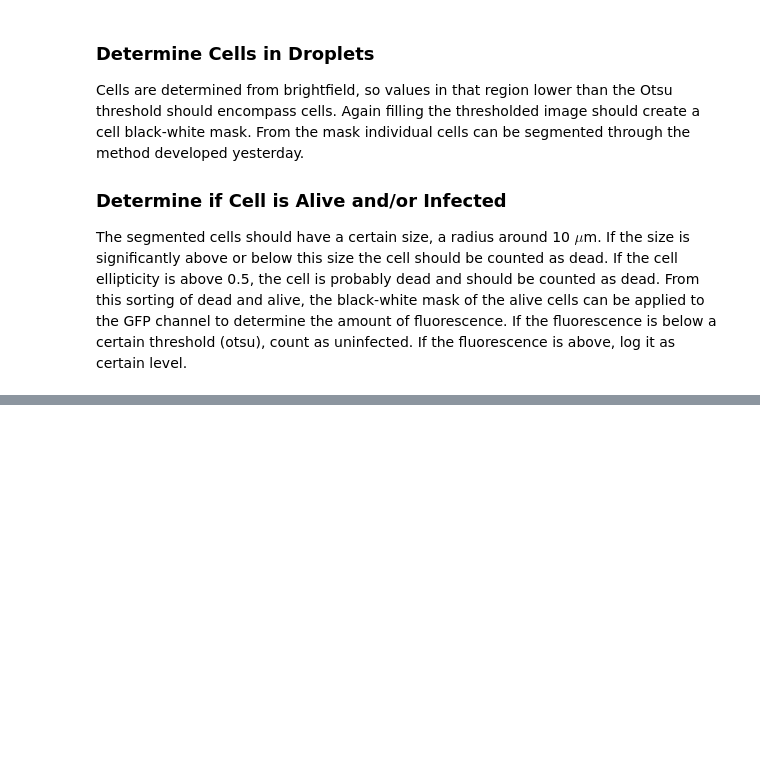
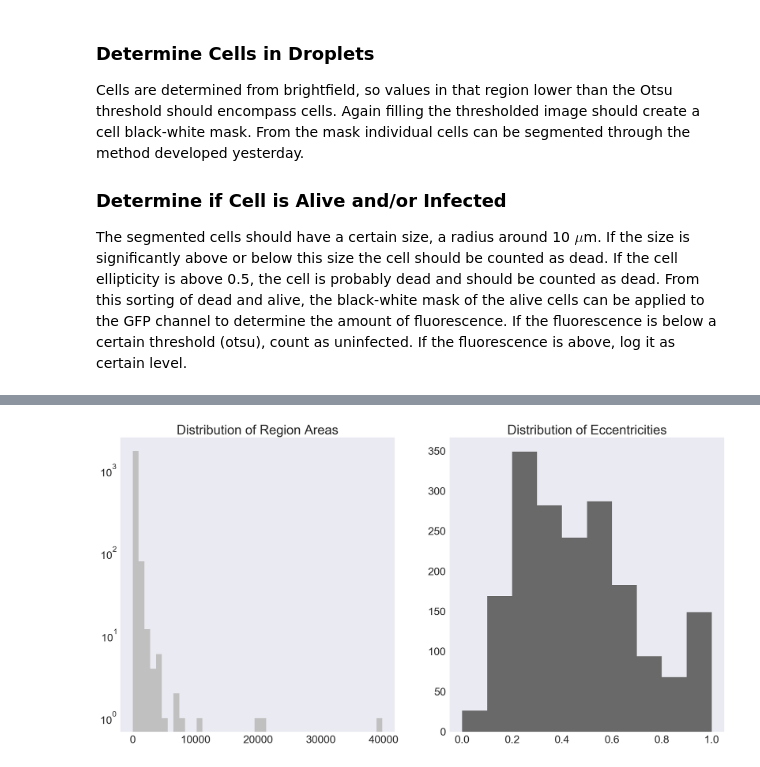
Before and after one commit to adamcatching/Polio_DIPS, a Jupyter notebook: notebook/2018_06_28.ipynb, the cells around one changed output, grey strips where cells are left out. Drawn from its saved outputs; the diff is of its cells as text; code cells hidden in the pictures; blank space fills up the shorter version.

```diff
--- a/notebook/2018_06_28.ipynb
+++ b/notebook/2018_06_28.ipynb
@@ -22,0 +113,23 @@ The segmented cells should have a certain size, a radius around 10 $\mu$m. If th
+# %%
+# Create a histogram of the region area and the eccentricity
+droplet_area = [0]*number_labels
+droplet_eccentricity = [0] * number_labels
+
+for index, prop in enumerate(image_props):
+    temp_area = prop.area
+    temp_eccentricity = prop.eccentricity
+
+    droplet_area[index] = temp_area
+    droplet_eccentricity[index] = temp_eccentricity
+
+# Show the two histograms
+with sns.axes_style('dark'):
+    fig, ax = plt.subplots(1, 2, figsize=(20, 10))
+
+    ax[0].hist(droplet_area, bins=int(np.sqrt(len(droplet_area))), color='silver')
+    ax[0].set_title("Distribution of Region Areas")
+    ax[0].set_yscale('log')
+    ax[1].hist(droplet_eccentricity, color= 'dimgray')
+    ax[1].set_title("Distribution of Eccentricities")
+# %% [output]
+[figure, added]
```
Also changed, not shown: parts of 8 cells of this notebook.
